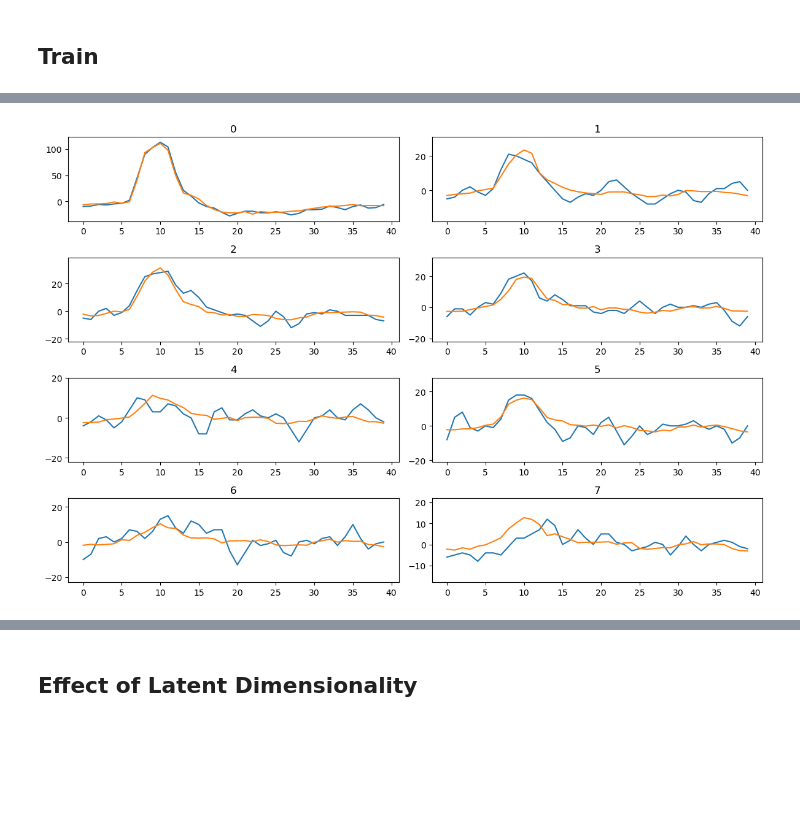
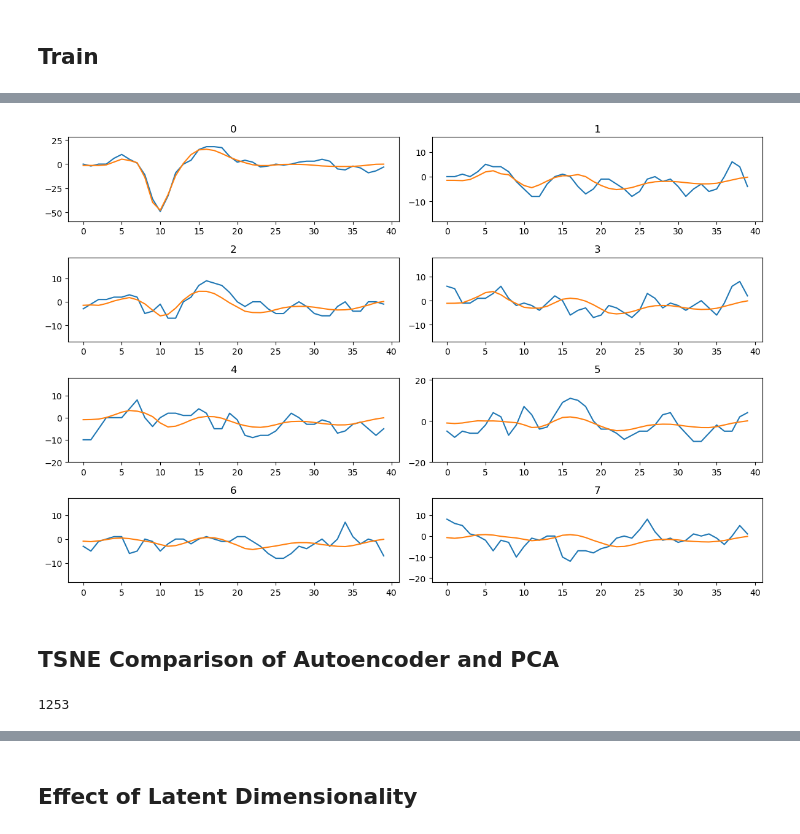
Before and after one commit to saikoukunt/burst-detector, a Jupyter notebook: notebooks/autoencoder.ipynb, the cells around one changed output, grey strips where cells are left out. Saved outputs shown, nothing was run; the diff lists cells and outputs as text; code cells hidden in the pictures; blank space fills up the shorter version.

Commit message:
autoencoder work

```diff
--- a/notebooks/autoencoder.ipynb
+++ b/notebooks/autoencoder.ipynb
@@ -518,15 +630,17 @@ imgs = imgs.to(device)
 out = net(imgs).squeeze().cpu().detach().numpy()
 imgs = imgs.squeeze().cpu().detach().numpy()
 # %%
-idx = 14
+idx = 3
 plt.figure(figsize=(12,8))
 
 for i in range(8):
     plt.subplot(4,2,i+1)
     plt.plot(imgs[idx, i])
     plt.plot(out[idx, i])
     plt.title(i); plt.ylim(imgs[idx, i].min()-10, imgs[idx, i].max()+10)
 
 plt.tight_layout()
 # %% [output]
-[figure, old version]
+[figure, new version]
+# %% [markdown]
+## TSNE Comparison of Autoencoder and PCA
@@ -532,0 +650,12 @@ plt.tight_layout()
+# %%
+with torch.no_grad():
+    for idx, data in enumerate(train_loader, 0):
+        print("\r" + str(idx), end="")
+        imgs, lab = data
+        imgs = imgs.to(device)
+
+        out = net.encoder(imgs)
+        train_lat[128*idx:(idx+1)*128,:] = out.cpu().detach().numpy()
+        train_lab[128*idx:(idx+1)*128] = lab.cpu().detach().numpy()
+# %% [output]
+1253
```
Also changed, not shown: parts of 27 cells of this notebook, 9 other files.
